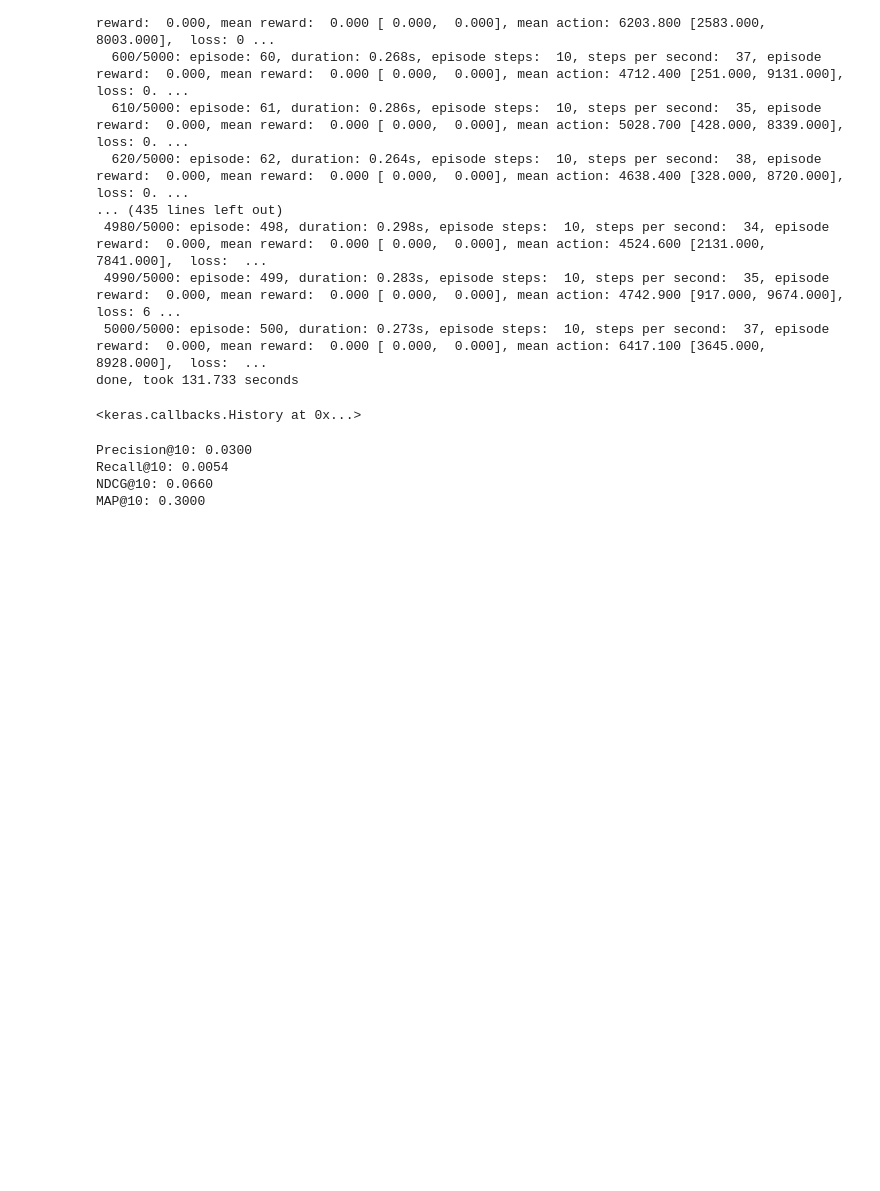
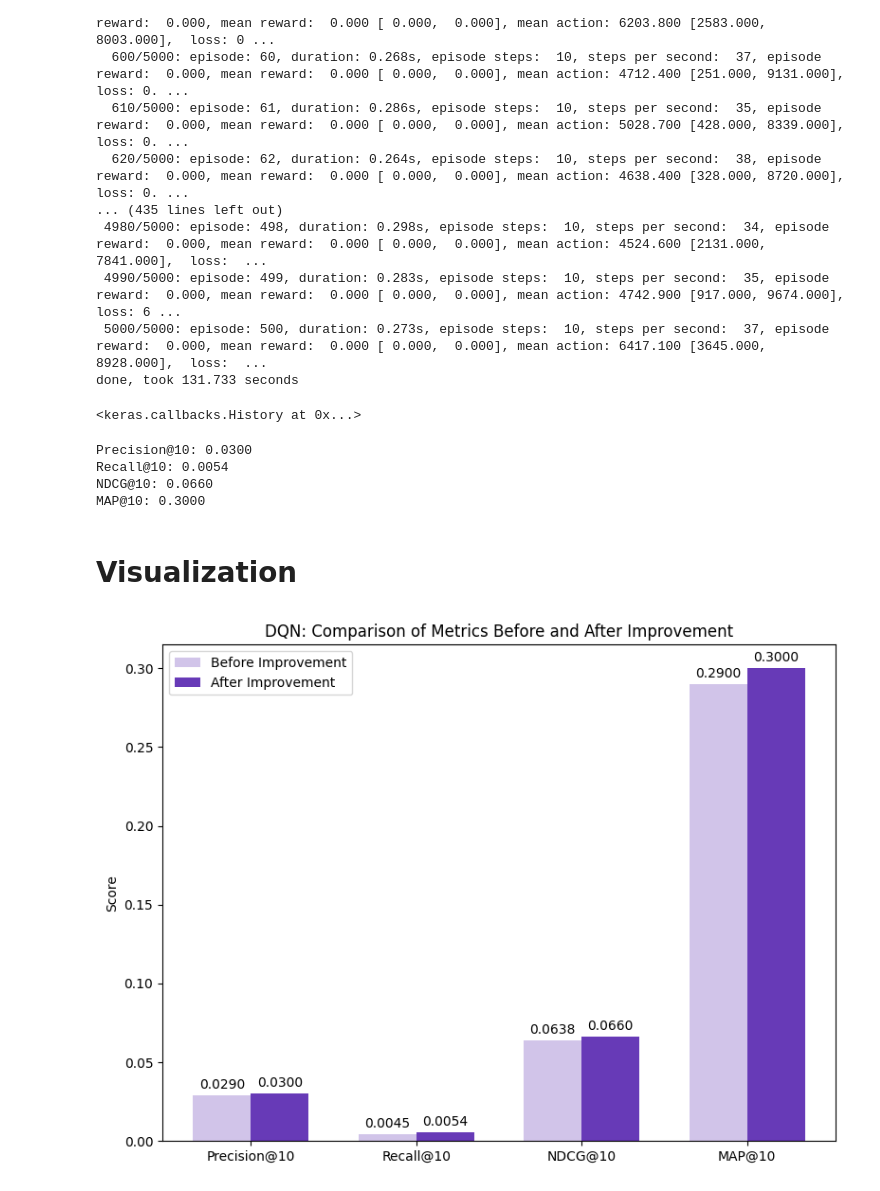
Before and after one commit to vivian-yan219/RL-Movie-Rec-Sys, a Jupyter notebook: DQN/dqn.ipynb, the cells around one changed output. Drawn from its saved outputs; the diff is of its cells as text; code cells hidden in the pictures; blank space fills up the shorter version.

Commit message:
add visual

```diff
--- a/DQN/dqn.ipynb
+++ b/DQN/dqn.ipynb
@@ -459,3 +474,42 @@ Precision@10: 0.0300
 Recall@10: 0.0054
 NDCG@10: 0.0660
 MAP@10: 0.3000
+# %% [markdown]
+# Visualization
+# %%
+import matplotlib.pyplot as plt
+import numpy as np
+
+# Metrics
+metrics = ['Precision@10', 'Recall@10', 'NDCG@10', 'MAP@10']
+
+# Values
+before = [0.0290, 0.0045, 0.0638, 0.2900]
+after = [0.0300, 0.0054, 0.0660, 0.3000]
+
+x = np.arange(len(metrics))  # label locations
+width = 0.35  # bar width
+
+# Create subplots
+fig, ax = plt.subplots(figsize=(8, 6))
+
+# Plot bars
+rects1 = ax.bar(x - width/2, before, width, label='Before Improvement', color='#d1c4e9')
+rects2 = ax.bar(x + width/2, after, width, label='After Improvement', color='#673ab7')
+
+# Add labels, title, and custom x-axis tick labels
+ax.set_ylabel('Score')
+ax.set_title('DQN: Comparison of Metrics Before and After Improvement')
+ax.set_xticks(x)
+ax.set_xticklabels(metrics)
+ax.legend()
+
+# Add bar labels
+ax.bar_label(rects1, padding=3, fmt='%.4f')
+ax.bar_label(rects2, padding=3, fmt='%.4f')
+
+# Show plot
+plt.tight_layout()
+plt.show()
+# %% [output]
+[figure, added]
```
Also changed, not shown: parts of 1 cell of this notebook.
